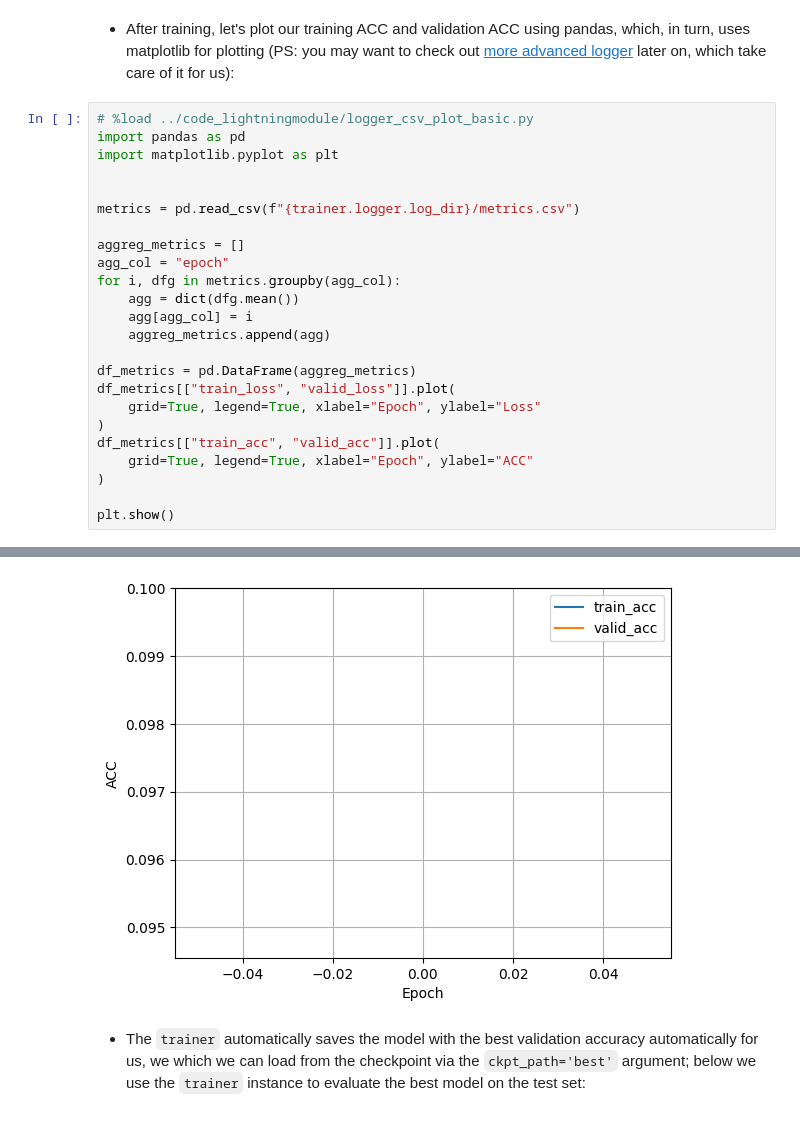
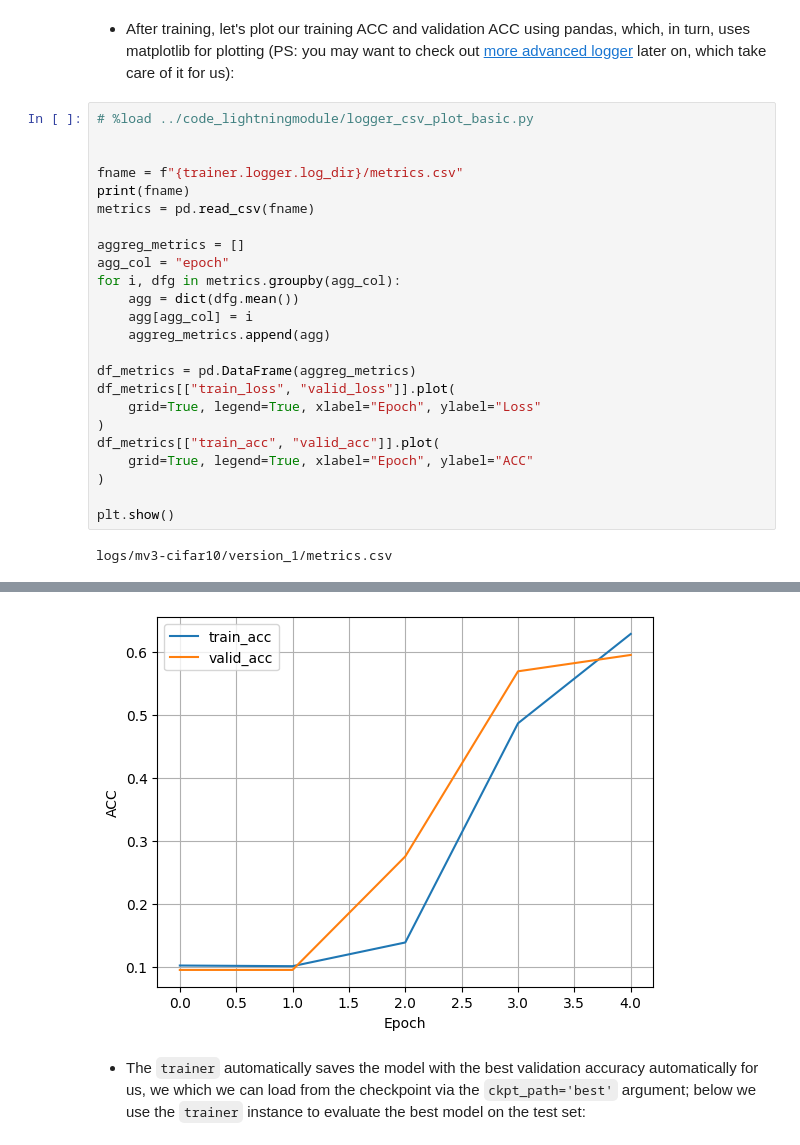
Before and after one commit to fuhengwu2021/deep, a Jupyter notebook: pytorch-lightning_ipynb/cnn/cnn-mobilenet-v3-small-cifar10.ipynb, the cells around one changed output, grey strips where cells are left out. Cells and saved outputs as stored; diff of their text form.

```diff
--- a/pytorch-lightning_ipynb/cnn/cnn-mobilenet-v3-small-cifar10.ipynb
+++ b/pytorch-lightning_ipynb/cnn/cnn-mobilenet-v3-small-cifar10.ipynb
@@ -397,11 +408,11 @@ Training took 0.30 min in total.
 - After training, let's plot our training ACC and validation ACC using pandas, which, in turn, uses matplotlib for plotting (PS: you may want to check out [more advanced logger](https://pytorch-lightning.readthedocs.io/en/latest/extensions/logging.html) later on, which take care of it for us):
 # %%
 # %load ../code_lightningmodule/logger_csv_plot_basic.py
-import pandas as pd
-import matplotlib.pyplot as plt
 
 
-metrics = pd.read_csv(f"{trainer.logger.log_dir}/metrics.csv")
+fname = f"{trainer.logger.log_dir}/metrics.csv"
+print(fname)
+metrics = pd.read_csv(fname)
 
 aggreg_metrics = []
 agg_col = "epoch"
@@ -420,3 +431,4 @@ df_metrics[["train_acc", "valid_acc"]].plot(
 
 plt.show()
 # %% [output]
+logs/mv3-cifar10/version_1/metrics.csv
@@ -424,4 +436,4 @@ plt.show()
-[figure, old version]
+[figure, new version]
 # %% [markdown]
 - The `trainer` automatically saves the model with the best validation accuracy automatically for us, we which we can load from the checkpoint via the `ckpt_path='best'` argument; below we use the `trainer` instance to evaluate the best model on the test set:
 # %%
```
Also changed, not shown: parts of 25 cells of this notebook.
